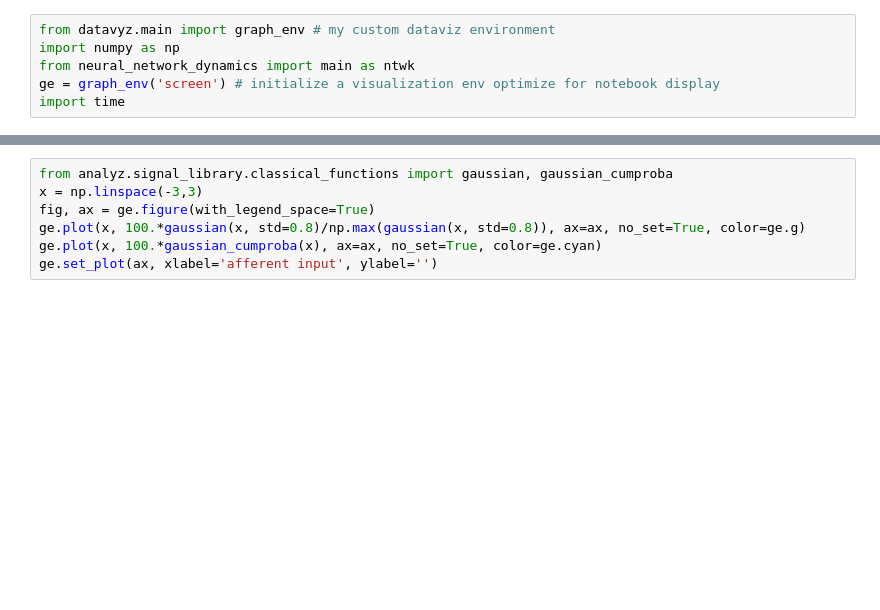
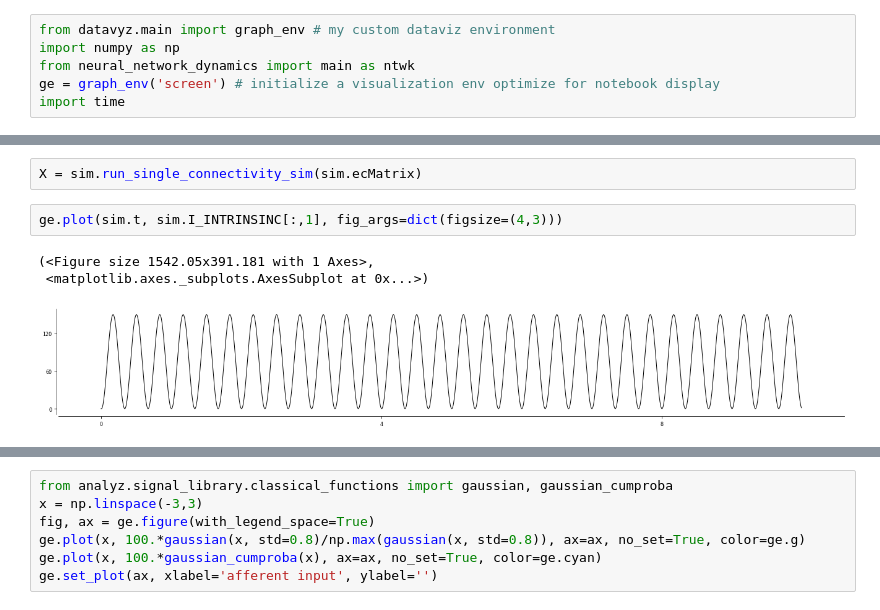
Before and after one commit to yzerlaut/spkNtwk-cortStatesWakefulness, a Jupyter notebook: notebook.ipynb, the cells around one changed output, grey strips where cells are left out. Saved outputs shown, nothing was run; the diff lists cells and outputs as text; blank space fills up the shorter version.

```diff
--- a/notebook.ipynb
+++ b/notebook.ipynb
@@ -6,0 +167,8 @@ import time
+# %%
+X = sim.run_single_connectivity_sim(sim.ecMatrix)
+# %%
+ge.plot(sim.t, sim.I_INTRINSINC[:,1], fig_args=dict(figsize=(4,3)))
+# %% [output]
+(<Figure size 1542.05x391.181 with 1 Axes>,
+ <matplotlib.axes._subplots.AxesSubplot at 0x...>)
+[figure, added]
```
Also changed, not shown: parts of 20 cells of this notebook, 2 other files.
